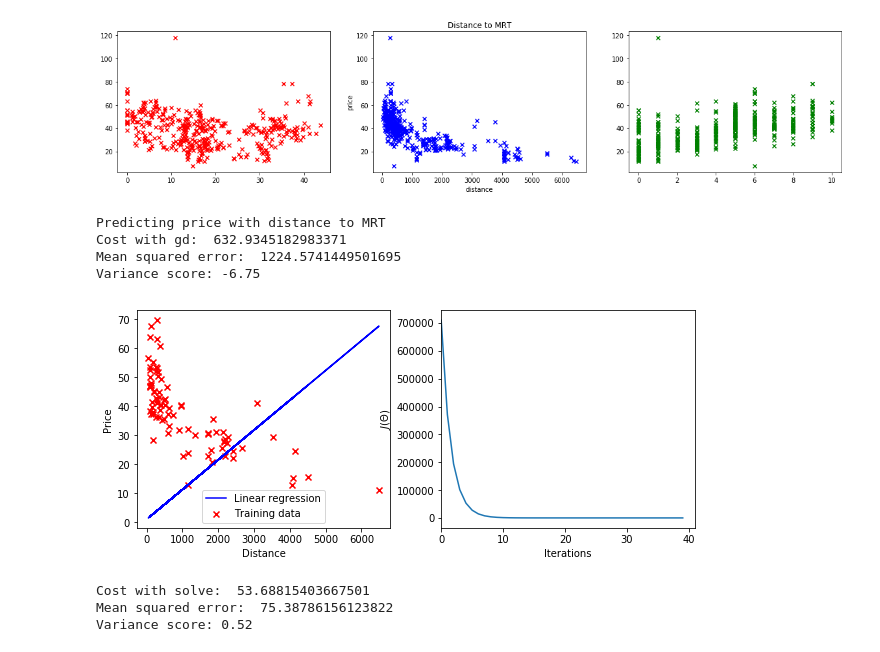
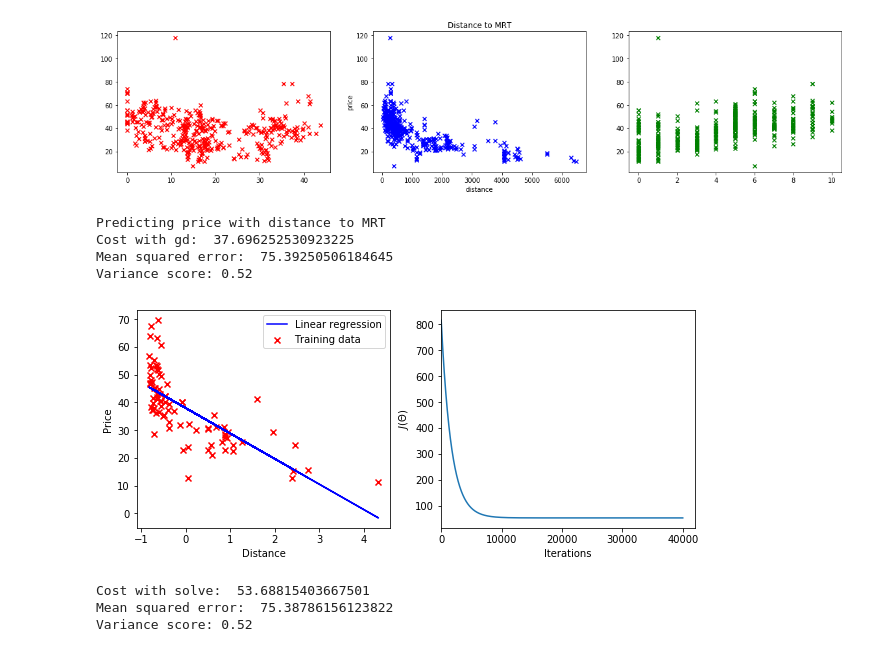
Before and after one commit to ejkul/machine-learning-python, a Jupyter notebook: lin_regression/real_estate.ipynb, the cells around one changed output. Cells and saved outputs as stored; diff of their text form; code cells hidden in the pictures.

Commit message:
fixed gradient descent prediciton in singapore real estate data

```diff
--- a/lin_regression/real_estate.ipynb
+++ b/lin_regression/real_estate.ipynb
@@ -27,13 +27,13 @@ import operator
 # X6 longitude
 # Y house price of unit area
 # %%
-def costFunction(X, y, theta, lamb=0):
-    m = len(X)
-    h = X @ theta
-    J = (1/(2*m)) * (h - y).T @ (h - y)
-    theta[0] = 0
-    reg = (lamb/(2*m)) * np.sum(theta ** 2)
-    return np.asscalar(J)+reg
+# def costFunction(X, y, theta, lamb=0):
+#     m = len(X)
+#     h = X @ theta
+#     J = (1/(2*m)) * (h - y).T @ (h - y)
+#     theta[0] = 0
+#     reg = (lamb/(2*m)) * np.sum(theta ** 2)
+#     return np.asscalar(J)+reg
 
 def grad(X,y,theta,lamb=0):
    # print(X,y,theta,lamb)
@@ -46,15 +46,15 @@ def gradientDescent(X,y,theta,alpha,num_iters, lamb=0):
     for i in range(num_iters):
         h = X @ theta
         errors = h - y
-        delta = (alpha * (1/m)) * (X.transpose() @ errors)
+        delta = alpha * ((1/m) * (X.transpose() @ errors))
         theta = (theta - delta)+(lamb/m)*theta
         J = costFunction(X,y,theta)
         history.append(J)
     return theta, history
 
 def normalizeFeatures(X):
-    mu = np.mean(X)
-    sigma = np.std(X)
+    mu = np.mean(X, axis=0)
+    sigma = np.std(X, axis=0)
     X_norm = (X - mu) / sigma
     return (X_norm, mu, sigma)
 
@@ -138,35 +138,45 @@ ax3.scatter(X[:,3:4], y, color="green", marker="x")
 # %%
 print("Predicting price with distance to MRT")
 
 dist_train = X_train[:,(0,2)]
 dist_test = X_test[:,(0,2)]
 n = dist_train.shape[1]
+m = dist_train.shape[0]
+# sc_X=StandardScaler()
+# dist_train=sc_X.fit_transform(dist_train[:,1].reshape(m,1))
+dist_train, mu, sigma = normalizeFeatures(dist_train[:,1])
+dist_train = dist_train.reshape((len(dist_train),1))
+dist_train = np.hstack((np.ones((len(dist_train),1)), dist_train))
+iters = 40000
+theta_init = np.zeros((n,1))
+theta, history = gradientDescent(dist_train,y_train, theta_init, 0.0003, iters)
 
+# we normalized the training data so we must fo the same with test before making a prediction
+dist_test, mu, sigma = normalizeFeatures(dist_test[:,1])
+dist_test = dist_test.reshape((len(dist_test),1))
+dist_test = np.hstack((np.ones((len(dist_test),1)), dist_test))
+y_pred = dist_test@theta
 
-iters = 40
-theta_init = np.ones((n,1))
-theta, history = gradientDescent(dist_train,y_train, theta_init, 0.0000001, iters)
-y_pred = dist_test@theta
-print("Cost with gd: ", costFunction(dist_train, y_train, theta))
+print("Cost with gd: ", costFunction(dist_test, y_test, theta))
 print("Mean squared error: ", mean_squared_error(y_test, y_pred))
 print('Variance score: %.2f' % r2_score(y_test, y_pred))
 
 fig, [ax1,ax2] = plt.subplots(nrows=1, ncols=2, figsize=(10,4))
 ax1.scatter(dist_test[:,1], y_test, color="red", marker="x")
 ax1.plot(dist_test[:,1], y_pred, color="blue")
 ax1.legend(['Linear regression', 'Training data'])
 ax1.set_xlabel("Distance")
 ax1.set_ylabel("Price")
 
 ax2.plot(np.arange(iters), np.array(history)[:, np.newaxis])
 ax2.set_xlabel("Iterations")
 ax2.set_ylabel("$J(\Theta)$")
 ax2.set_xlim(left=0)
 plt.show()
 # %% [output]
 Predicting price with distance to MRT
-Cost with gd:  632.9345182983371
-Mean squared error:  1224.5741449501695
-Variance score: -6.75
+Cost with gd:  37.696252530923225
+Mean squared error:  75.39250506184645
+Variance score: 0.52
-[figure, old version]
+[figure, new version]
 # %%
```
Also changed, not shown: parts of 2 cells of this notebook, 1 other file.
